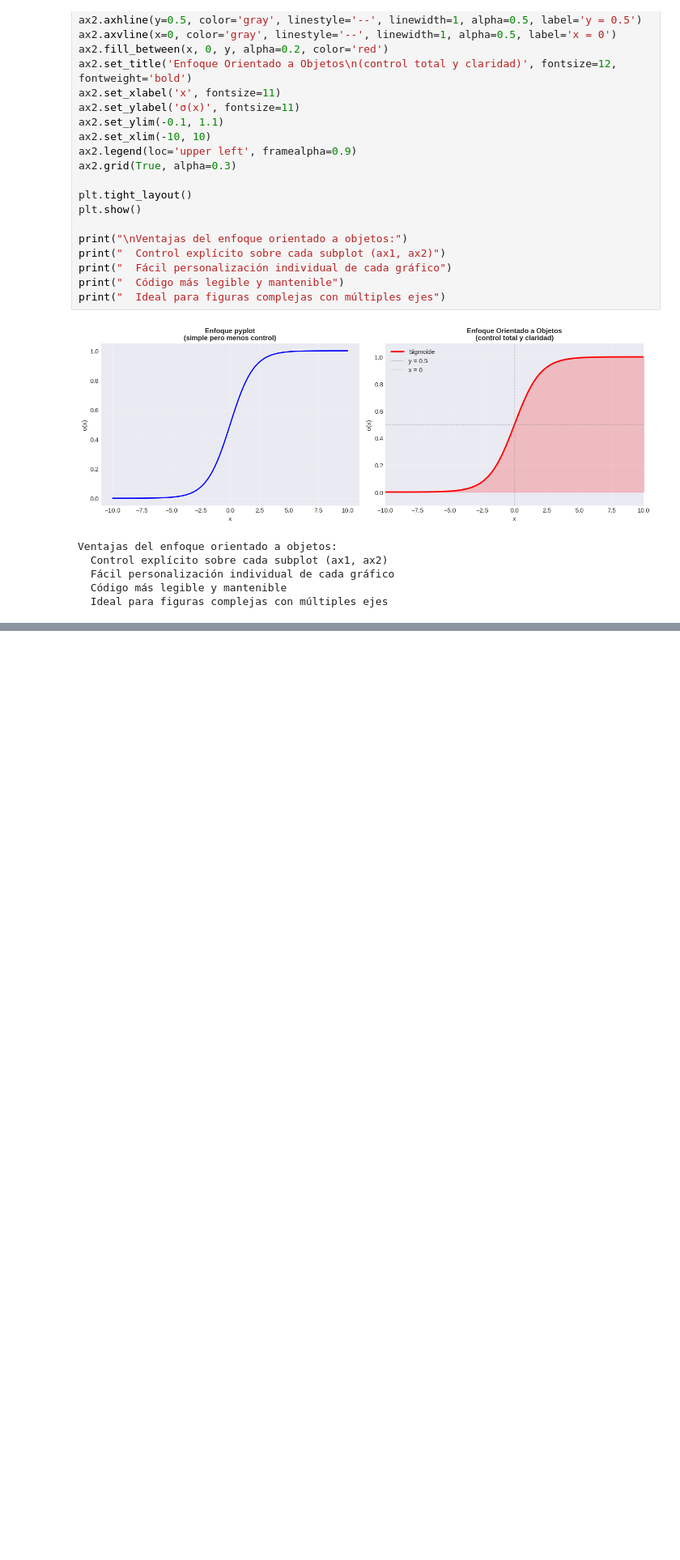
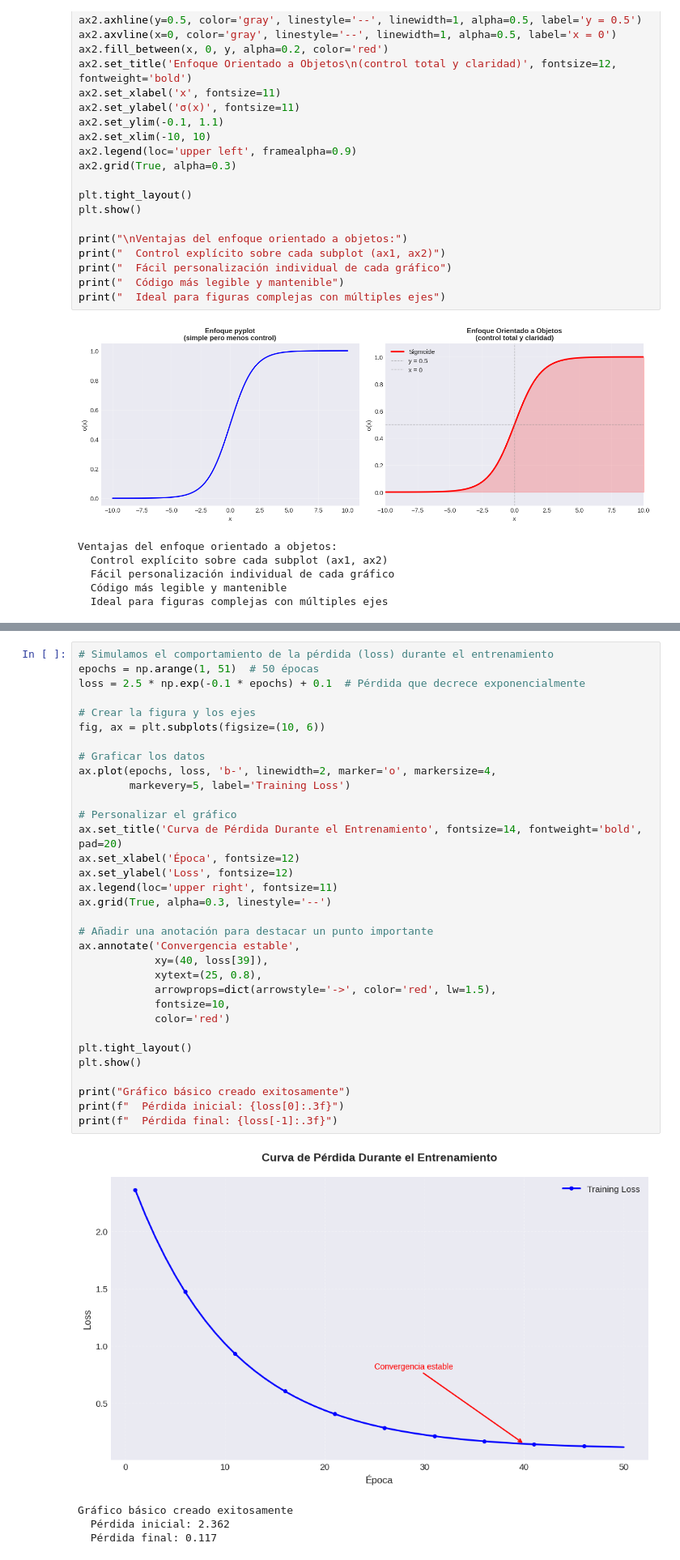
Before and after one commit to jdrodas/fundamentos_IA, a Jupyter notebook: introduccion_matplotlib/introduccion_matplotlib.ipynb, the cells around one changed output, grey strips where cells are left out. Shown at 81% size. Drawn from its saved outputs; the diff is of its cells as text; blank space fills up the shorter version.

```diff
--- a/introduccion_matplotlib/introduccion_matplotlib.ipynb
+++ b/introduccion_matplotlib/introduccion_matplotlib.ipynb
@@ -127,0 +134,38 @@ Ventajas del enfoque orientado a objetos:
+# %%
+# Simulamos el comportamiento de la pérdida (loss) durante el entrenamiento
+epochs = np.arange(1, 51)  # 50 épocas
+loss = 2.5 * np.exp(-0.1 * epochs) + 0.1  # Pérdida que decrece exponencialmente
+
+# Crear la figura y los ejes
+fig, ax = plt.subplots(figsize=(10, 6))
+
+# Graficar los datos
+ax.plot(epochs, loss, 'b-', linewidth=2, marker='o', markersize=4,
+        markevery=5, label='Training Loss')
+
+# Personalizar el gráfico
+ax.set_title('Curva de Pérdida Durante el Entrenamiento', fontsize=14, fontweight='bold', pad=20)
+ax.set_xlabel('Época', fontsize=12)
+ax.set_ylabel('Loss', fontsize=12)
+ax.legend(loc='upper right', fontsize=11)
+ax.grid(True, alpha=0.3, linestyle='--')
+
+# Añadir una anotación para destacar un punto importante
+ax.annotate('Convergencia estable',
+            xy=(40, loss[39]),
+            xytext=(25, 0.8),
+            arrowprops=dict(arrowstyle='->', color='red', lw=1.5),
+            fontsize=10,
+            color='red')
+
+plt.tight_layout()
+plt.show()
+
+print("Gráfico básico creado exitosamente")
+print(f"  Pérdida inicial: {loss[0]:.3f}")
+print(f"  Pérdida final: {loss[-1]:.3f}")
+# %% [output]
+[figure, added]
+Gráfico básico creado exitosamente
+  Pérdida inicial: 2.362
+  Pérdida final: 0.117
```
Also changed, not shown: parts of 3 cells of this notebook, 1 other file.
